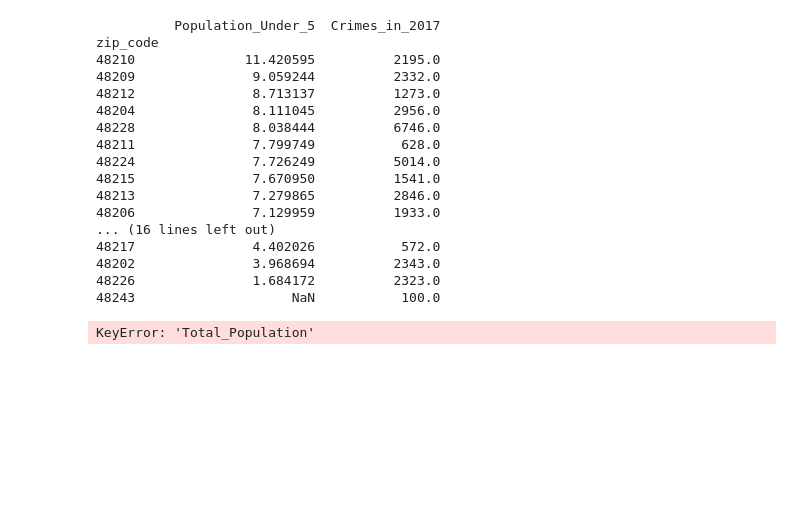
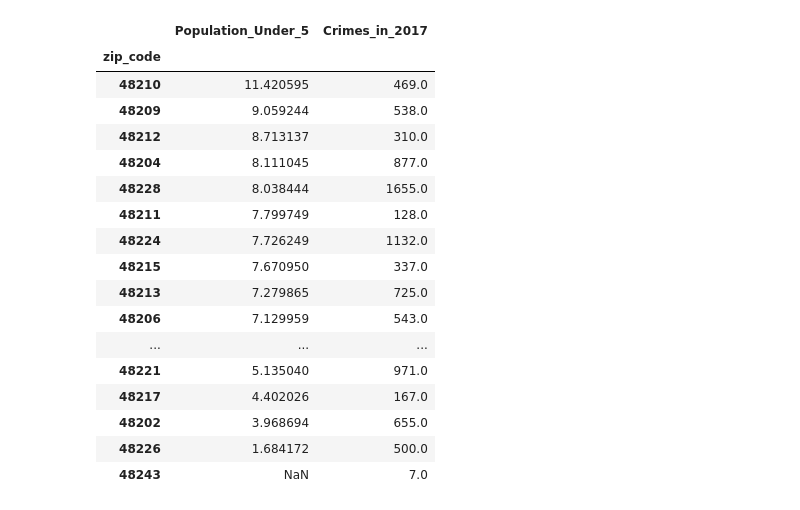
Before and after one commit to maryvogler/si330finalproject, a Jupyter notebook: crimes_with_children.ipynb, the cells around one changed output. Drawn from its saved outputs; the diff is of its cells as text; code cells hidden in the pictures; blank space fills up the shorter version.

```diff
--- a/crimes_with_children.ipynb
+++ b/crimes_with_children.ipynb
@@ -19,7 +19,7 @@ def creatingDataFrame5():
     newdf=newdf.set_index(pd.to_datetime(newdf['incident_timestamp']))
     newdf = newdf.loc['2017-01-01':'2017-12-31']
 
-    newdf=newdf.groupby('zip_code').apply(findYoungPopulation).to_frame(name='ratio')
+    newdf=newdf.groupby('zip_code').apply(findYoungPopulation5).to_frame(name='ratio')
 
     popdf = newdf.groupby('zip_code').agg(len)
 
@@ -74,15 +74,15 @@ def creatingDataFrame18():
     newdf=newdf.set_index(pd.to_datetime(newdf['incident_timestamp']))
     newdf = newdf.loc['2017-01-01':'2017-12-31']
 
-    newdf=newdf.groupby('zip_code').apply(findYoungPopulation).to_frame(name='ratio')
+    newdf=newdf.groupby('zip_code').apply(findYoungPopulation18).to_frame(name='ratio')
 
     popdf = newdf.groupby('zip_code').agg(len)
-    Finaldf=pd.merge(newdf, popdf, on='zip_code')
+    Finaldf18=pd.merge(newdf, popdf, on='zip_code')
 
-    Finaldf=Finaldf.groupby('zip_code').agg(max)
-    Finaldf=Finaldf.rename(columns={'ratio_x':'Population_Under_18', 'ratio_y':'Crimes_in_2017'})
-    Finaldf=Finaldf.sort_values(by=['Population_Under_18'], ascending=False)
-    return(Finaldf)
+    Finaldf18=Finaldf18.groupby('zip_code').agg(max)
+    Finaldf18=Finaldf18.rename(columns={'ratio_x':'Population_Under_18', 'ratio_y':'Crimes_in_2017'})
+    Finaldf18=Finaldf18.sort_values(by=['Population_Under_18'], ascending=False)
+    return(Finaldf18)
 
 #creating the visual
 def CreatingVisual18(Df):
@@ -115,29 +115,25 @@ def CreatingVisual18(Df):
 
 #CreatingVisual5(creatingDataFrame5())
 # creatingDataFrame5()
-# %%
-df1 = creatingDataFrame5()
-df2 = creatingDataFrame18()
-findYoungPopulation5(df1)
-findYoungPopulation18(df2)
-CreatingVisual5(df1)
-CreatingVisual18(df2)
-# %% [output]
-          Population_Under_5  Crimes_in_2017
-zip_code
-48210              11.420595          2195.0
-48209               9.059244          2332.0
-48212               8.713137          1273.0
-48204               8.111045          2956.0
-48228               8.038444          6746.0
-48211               7.799749           628.0
-48224               7.726249          5014.0
-48215               7.670950          1541.0
-48213               7.279865          2846.0
-48206               7.129959          1933.0
-... (16 lines left out)
-48217               4.402026           572.0
-48202               3.968694          2343.0
-48226               1.684172          2323.0
-48243                    NaN           100.0
-KeyError: 'Total_Population'
+# %%
+#dataframe showing the crimes per zip code and the percent of population under 5 per zip
+creatingDataFrame5()
+# %% [output]
+|  | Population_Under_5 | Crimes_in_2017 |
+| zip_code |  |  |
+| 48210 | 11.420595 | 469.0 |
+| 48209 | 9.059244 | 538.0 |
+| 48212 | 8.713137 | 310.0 |
+| 48204 | 8.111045 | 877.0 |
+| 48228 | 8.038444 | 1655.0 |
+| 48211 | 7.799749 | 128.0 |
+| 48224 | 7.726249 | 1132.0 |
+| 48215 | 7.670950 | 337.0 |
+| 48213 | 7.279865 | 725.0 |
+| 48206 | 7.129959 | 543.0 |
+| ... | ... | ... |
+| 48221 | 5.135040 | 971.0 |
+| 48217 | 4.402026 | 167.0 |
+| 48202 | 3.968694 | 655.0 |
+| 48226 | 1.684172 | 500.0 |
+| 48243 | NaN | 7.0 |
```
Also changed, not shown: parts of 3 cells of this notebook.
